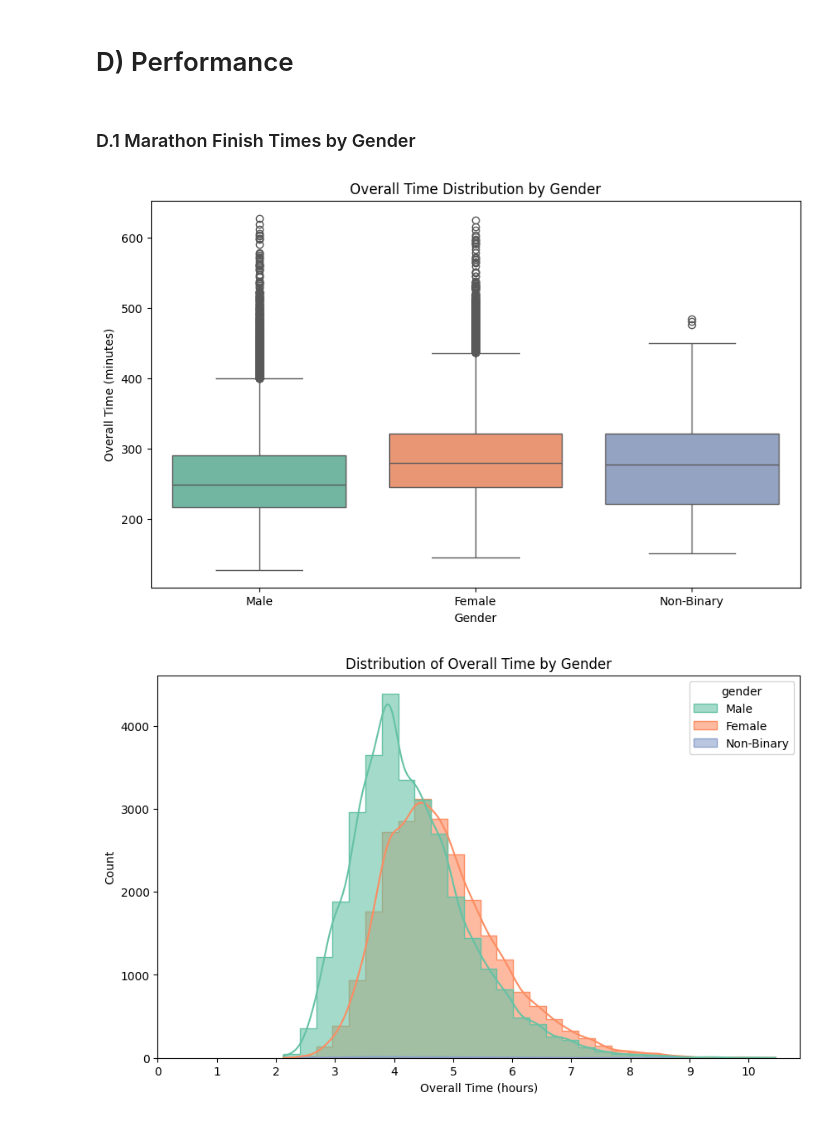
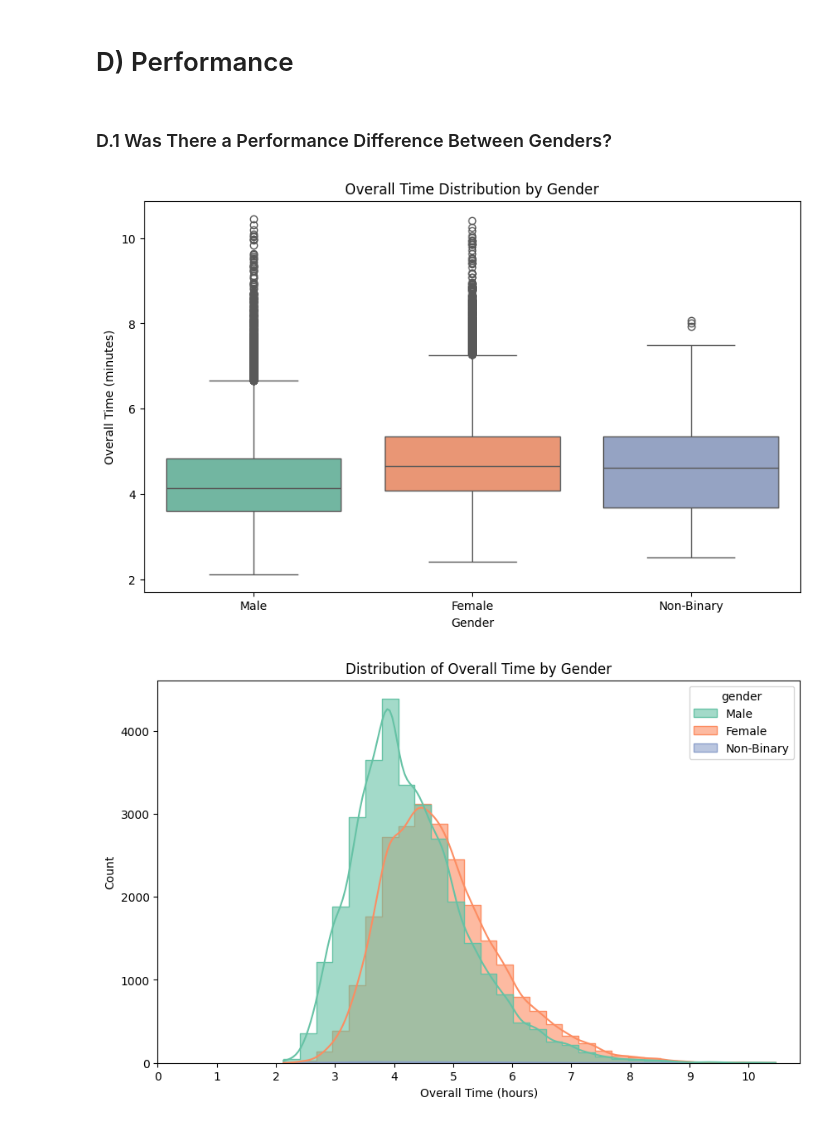
Before and after one commit to ishanmishra128/NYC2024MarathonAnalysis, a Jupyter notebook: MarathonAnalysis.ipynb, the cells around one changed output. Drawn from its saved outputs; the diff is of its cells as text; code cells hidden in the pictures.

```diff
--- a/MarathonAnalysis.ipynb
+++ b/MarathonAnalysis.ipynb
@@ -229,22 +230,22 @@ fig.show()
 # %% [markdown]
 # D) Performance
 # %% [markdown]
-### D.1 Marathon Finish Times by Gender
+### D.1 Was There a Performance Difference Between Genders?
 # %%
 plt.figure(figsize=(10, 6))
 sns.boxplot(
     data=marathon,
     x='gender',
-    y=marathon['overallTime'].dt.total_seconds() / 60,
+    y=marathon['overallTime'].dt.total_seconds() / 3600,
     hue = 'gender',
     palette= 'Set2'
 )
 plt.title('Overall Time Distribution by Gender')
 plt.xlabel('Gender')
 plt.ylabel('Overall Time (minutes)')
 plt.show()
 # %% [output]
-[figure, old version]
+[figure, new version]
 # %%
 plt.figure(figsize=(10, 6))
 sns.histplot(
```
Also changed, not shown: parts of 6 cells of this notebook, 1 other file.
